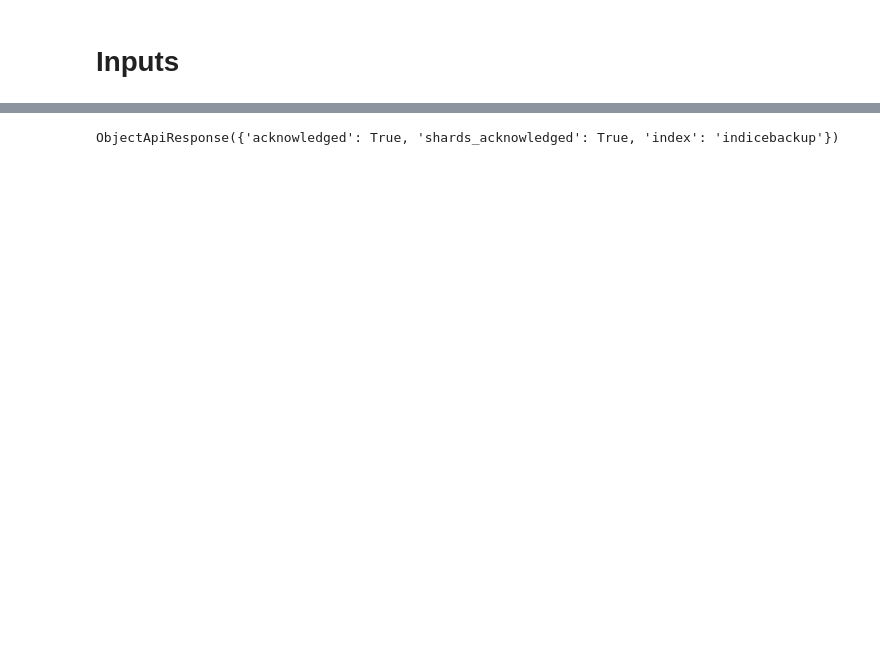
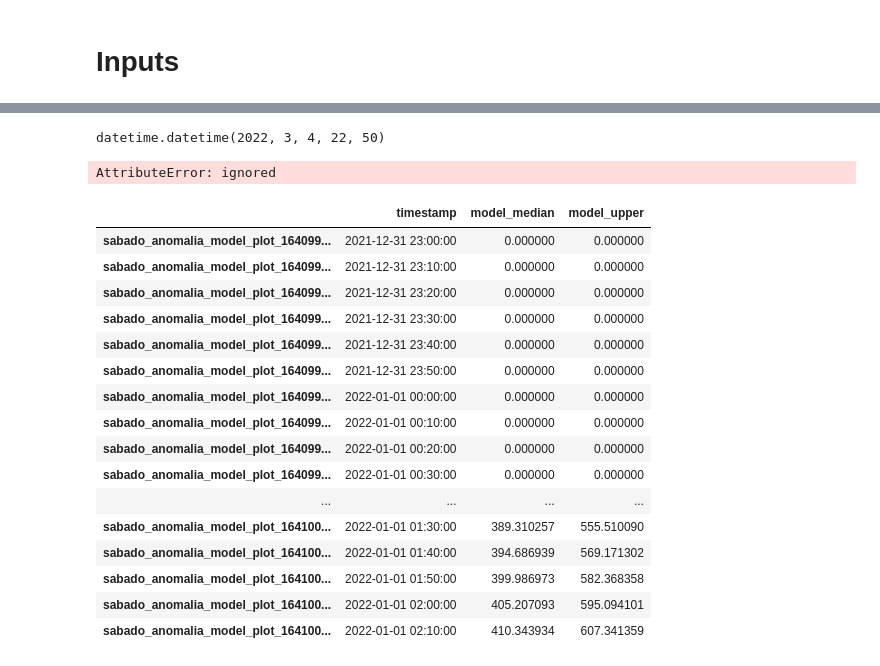
Before and after one commit to alvarofvillar/trabajopruebas, a Jupyter notebook: Script_Solucion_Elastic_Copia_Indice.ipynb, the cells around one changed output, grey strips where cells are left out. Drawn from its saved outputs; the diff is of its cells as text; code cells hidden in the pictures; blank space fills up the shorter version.

```diff
--- a/Script_Solucion_Elastic_Copia_Indice.ipynb
+++ b/Script_Solucion_Elastic_Copia_Indice.ipynb
@@ -175,0 +203,11 @@ reindex_index = client.reindex
+# %%
+# Informacion sobre la incidencia
+fecha_inicio_incidencia = "2022-03-04 23:50:00" # Meter la hora segun timezone, no en UTC
+fecha_fin_incidencia    = "2022-03-06 00:10:00" # Meter la hora según timezone, no en UTC
+
+# Nombre del Job de Elastic
+jobname                 = "sabado_anomalia"
+variable_name_predict   = "y_an"
+
+# Nombre del indice sobre el que se realiza el Job
+index_data              = 'sabado_incidencia'
@@ -176,6 +271,18 @@ reindex_index = client.reindex
+# %%
+fecha_inicio_incidencia_datetime
+# %% [output]
+datetime.datetime(2022, 3, 4, 22, 50)
+# %%
+es_client = Elasticsearch(
+    cloud_id=CLOUD_ID,
+    basic_auth=("elastic", ELASTIC_PASSWORD)
+)
+cliente_index = IndicesClient(client=es_client)
 # %%
 # Creacion del Indice de Backup
 indexname = 'indicebackup'
-create_index.create(index=indexname)
+try:
+  cliente_index.create(index=indexname)
+except:
+  cliente_index.delete(index=indexname)
+  cliente_index.create(index=indexname)
-# %% [output]
-ObjectApiResponse({'acknowledged': True, 'shards_acknowledged': True, 'index': 'indicebackup'})
@@ -183,0 +289,38 @@ reindex_index.reindex(source=index_data, dest=indexname, )
+# %%
+# Reindexar datos de la anomalia al indice backup (me queda hacer el filtro de solo el tiempo de anomalia)
+cliente_index.reindex(source=index_data, dest=indexname)
+# %% [output]
+AttributeError: ignored
+# %%
+# Obtener datos de la prediccion del Job para el tiempo de anomalia
+df = ed.DataFrame(es_client, es_index_pattern=".ml-anomalies-shared")
+# Filtramos para nuestro job de interes
+df = df[df["job_id"] == jobname]
+# Obtenemos las columnas de interes del dataframe
+df_select = df[["timestamp", "model_median", "model_upper"]]
+# Eliminar filas con valores nulos
+df_select = ed.eland_to_pandas(df_select)
+df_select = df_select.dropna()
+df_select.head(20)
+# Ordenamos filas por timestamp
+df_select.timestamp
+# Seleccionamos timestamp de interes
+df_select.head(20)
+# %% [output]
+|  | timestamp | model_median | model_upper |
+| sabado_anomalia_model_plot_164099... | 2021-12-31 23:00:00 | 0.000000 | 0.000000 |
+| sabado_anomalia_model_plot_164099... | 2021-12-31 23:10:00 | 0.000000 | 0.000000 |
+| sabado_anomalia_model_plot_164099... | 2021-12-31 23:20:00 | 0.000000 | 0.000000 |
+| sabado_anomalia_model_plot_164099... | 2021-12-31 23:30:00 | 0.000000 | 0.000000 |
+| sabado_anomalia_model_plot_164099... | 2021-12-31 23:40:00 | 0.000000 | 0.000000 |
+| sabado_anomalia_model_plot_164099... | 2021-12-31 23:50:00 | 0.000000 | 0.000000 |
+| sabado_anomalia_model_plot_164099... | 2022-01-01 00:00:00 | 0.000000 | 0.000000 |
+| sabado_anomalia_model_plot_164099... | 2022-01-01 00:10:00 | 0.000000 | 0.000000 |
+| sabado_anomalia_model_plot_164099... | 2022-01-01 00:20:00 | 0.000000 | 0.000000 |
+| sabado_anomalia_model_plot_164099... | 2022-01-01 00:30:00 | 0.000000 | 0.000000 |
+| ... | ... | ... | ... |
+| sabado_anomalia_model_plot_164100... | 2022-01-01 01:30:00 | 389.310257 | 555.510090 |
+| sabado_anomalia_model_plot_164100... | 2022-01-01 01:40:00 | 394.686939 | 569.171302 |
+| sabado_anomalia_model_plot_164100... | 2022-01-01 01:50:00 | 399.986973 | 582.368358 |
+| sabado_anomalia_model_plot_164100... | 2022-01-01 02:00:00 | 405.207093 | 595.094101 |
+| sabado_anomalia_model_plot_164100... | 2022-01-01 02:10:00 | 410.343934 | 607.341359 |
```
Also changed, not shown: parts of 20 cells of this notebook.
